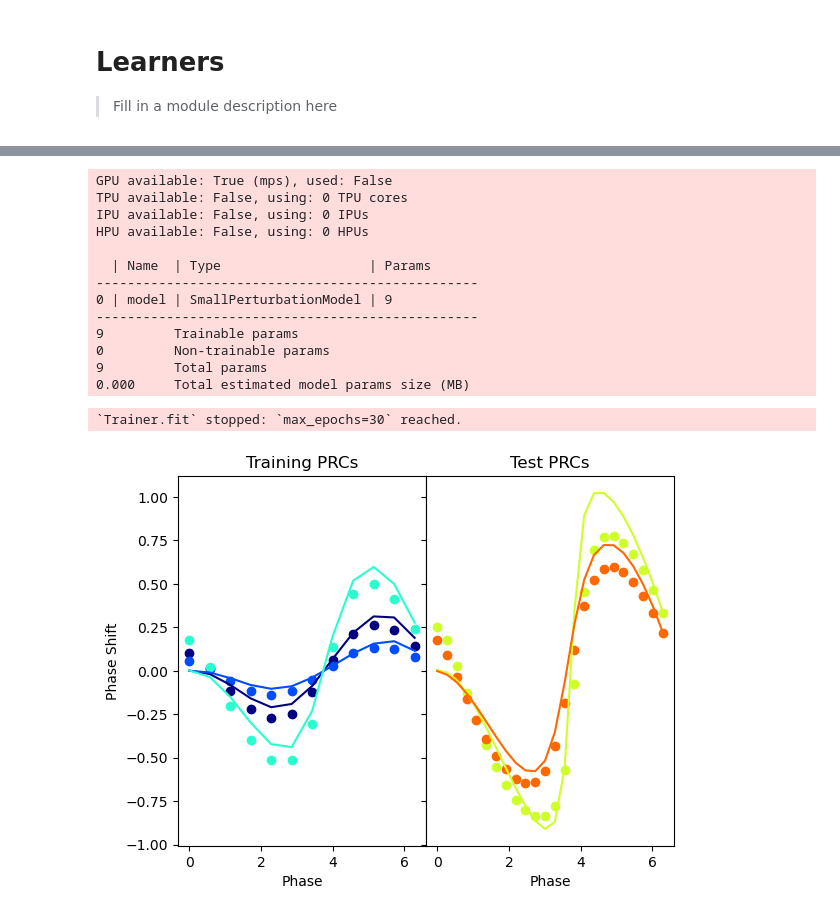
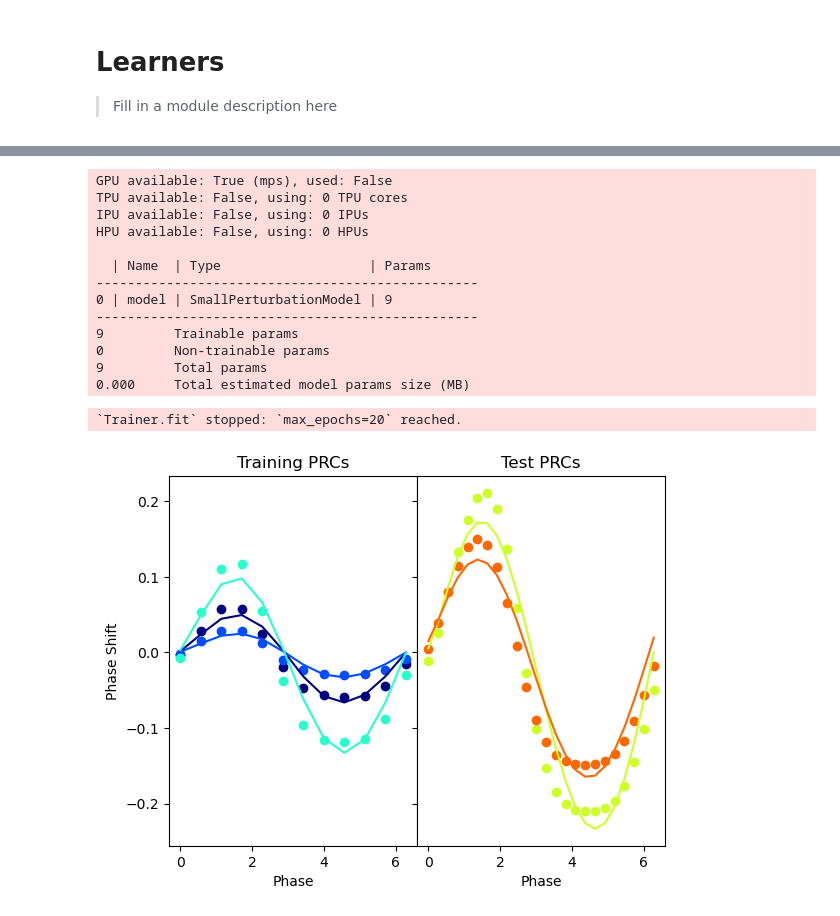
Before and after one commit to khannay/deepPRC, a Jupyter notebook: nbs/02_learners.ipynb, the cells around one changed output, grey strips where cells are left out. Cells and saved outputs as stored; diff of their text form; code cells hidden in the pictures.

Commit message:
adding vdp model

```diff
--- a/nbs/02_learners.ipynb
+++ b/nbs/02_learners.ipynb
@@ -222,7 +222,7 @@ def train_sim_model(
     # create a colormap for the training pulses
     cmap = plt.get_cmap('jet')# type: ignore
     for (idx, pulse_exp) in enumerate(train_experiments):
-        prc1 = find_prc(model_learner, pulse_exp, ics)
+        prc1 = find_prc(model_learner.model, pulse_exp, ics)
         prc_exp = find_prc_exp(model, pulse_exp, ics)
         ax1.plot(np.linspace(0, 2*torch.pi, len(prc1)), prc1,
                  color=cmap(idx/len(total_experiments)))
@@ -235,7 +235,7 @@ def train_sim_model(
 
     for (idx, test_pulse) in enumerate(test_pulses):
         idx += len(train_experiments)
-        prc1 = find_prc(model_learner, test_pulse, ics)
+        prc1 = find_prc(model_learner.model, test_pulse, ics)
         prc_exp = find_prc_exp(model, test_pulse, ics)
         ax2.plot(np.linspace(0, 2*torch.pi, len(prc1)), prc1,
                  color=cmap(idx/len(total_experiments)))
@@ -305,0 +254,4 @@ HPU available: False, using: 0 HPUs
+# %%
+vdp_model = VDP()
+
+train_sim_model(vdp_model, use_ann=True, epochs=20)
@@ -306,21 +274,21 @@ HPU available: False, using: 0 HPUs
 # %%
-train_sim_model(hopf_model, use_ann=False, epochs=30)
+train_sim_model(vdp_model, use_ann=False, epochs=20)
 # %% [output]
 GPU available: True (mps), used: False
 TPU available: False, using: 0 TPU cores
 IPU available: False, using: 0 IPUs
 HPU available: False, using: 0 HPUs
 
   | Name  | Type                   | Params
 -------------------------------------------------
 0 | model | SmallPerturbationModel | 9
 -------------------------------------------------
 9         Trainable params
 0         Non-trainable params
 9         Total params
 0.000     Total estimated model params size (MB)
-`Trainer.fit` stopped: `max_epochs=30` reached.
+`Trainer.fit` stopped: `max_epochs=20` reached.
-[figure, old version]
+[figure, new version]
 # %%
 #| hide
 import nbdev; nbdev.nbdev_export()
```
Also changed, not shown: parts of 4 cells of this notebook, 6 other files.
